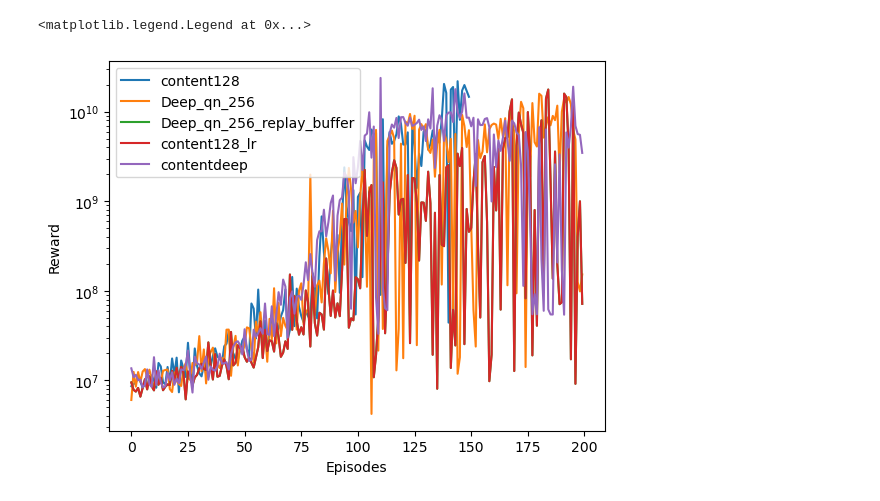
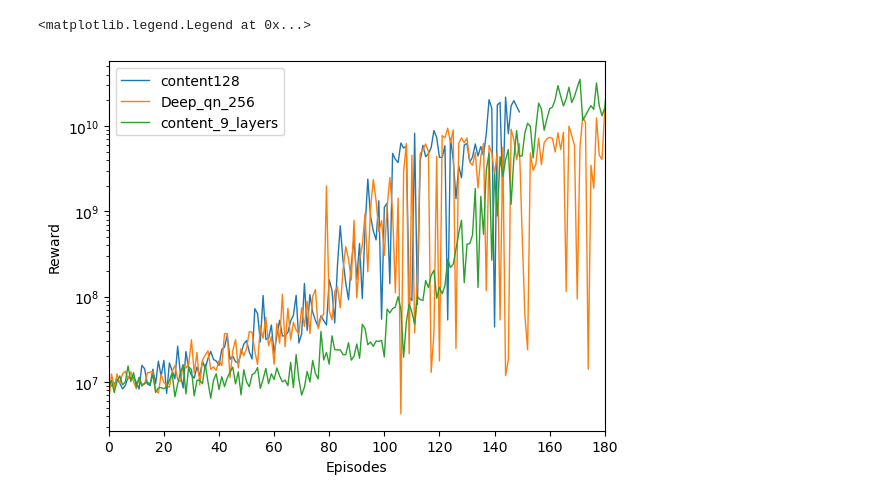
Before and after one commit to RL-MVA-2024-25/mva-rl-assignment-Antoinelunven, a Jupyter notebook: src/train_notebook.ipynb, the cells around one changed output. Saved outputs shown, nothing was run; the diff lists cells and outputs as text; code cells hidden in the pictures.

```diff
--- a/src/train_notebook.ipynb
+++ b/src/train_notebook.ipynb
@@ -48,7 +52,7 @@ file_path2 = os.path.join(os.getcwd(), 'policy', 'Deep_qn_256')
 file_path3 = os.path.join(os.getcwd(), 'policy', 'Deep_qn_256_replay_buffer')
 file_path4 = os.path.join(os.getcwd(), 'policy', 'Deep_qn_256_replay_buffer')
 file_path5 = os.path.join(os.getcwd(), 'policy', 'Deep_qn_deep_network')
-file_path5 = os.path.join(os.getcwd(), 'policy', 'Deep_qn_9_layers')
+file_path6 = os.path.join(os.getcwd(), 'policy', 'Deep_qn_9_layers')
 
 content128 = np.loadtxt(file_path)
 content256 = np.loadtxt(file_path2)
@@ -59,18 +63,20 @@ content_9_layers = np.loadtxt(file_path6)
 # %%
 plt.figure()
 # plt.semilogy(score_dqn, label = "DQN")
 x1 = np.arange(0, len(content128))
 alpha = 1
-plt.semilogy(content128, label = "content128", alpha = alpha)
-plt.semilogy(content256, label = "Deep_qn_256", alpha = alpha)
-plt.semilogy(content256_replay_buffer, label = "Deep_qn_256_replay_buffer", alpha = alpha)
-plt.semilogy(content128_lr, label = "content128_lr", alpha = alpha)
-plt.semilogy(contentdeep, label = "contentdeep", alpha = alpha)
-plt.semilogy(content_9_layers, label = "content_9_layers", alpha = alpha)
+linewidth = 1
+plt.semilogy(content128, label = "content128", alpha = alpha, linewidth = linewidth)
+plt.semilogy(content256, label = "Deep_qn_256", alpha = alpha, linewidth = linewidth)
+# plt.semilogy(content256_replay_buffer, label = "Deep_qn_256_replay_buffer", alpha = alpha, linewidth = linewidth)
+# plt.semilogy(content128_lr, label = "content128_lr", alpha = alpha, linewidth = linewidth)
+# plt.semilogy(contentdeep, label = "contentdeep", alpha = alpha, linewidth = linewidth)
+plt.semilogy(content_9_layers, label = "content_9_layers", alpha = alpha, linewidth = linewidth)
 
 plt.ylabel("Reward")
 plt.xlabel("Episodes")
+plt.xlim(0, 180)
 plt.legend()
 # %% [output]
 <matplotlib.legend.Legend at 0x...>
-[figure, old version]
+[figure, new version]
```
Also changed, not shown: parts of 4 cells of this notebook, 8 other files.
